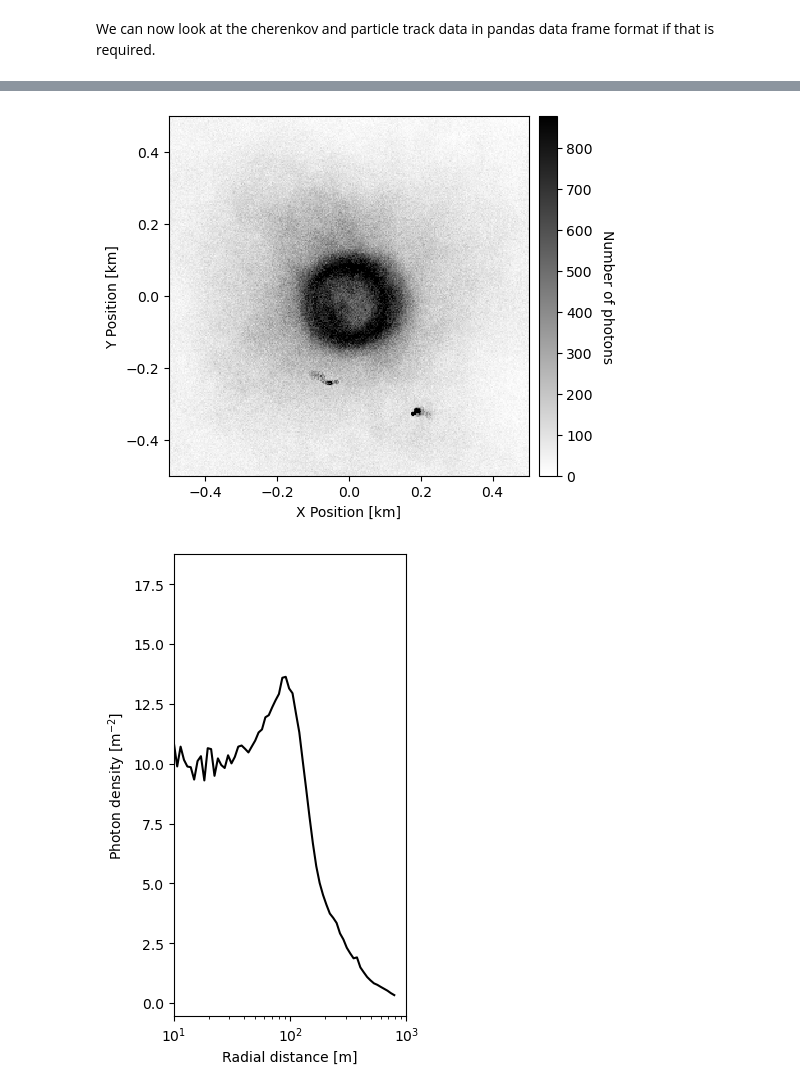
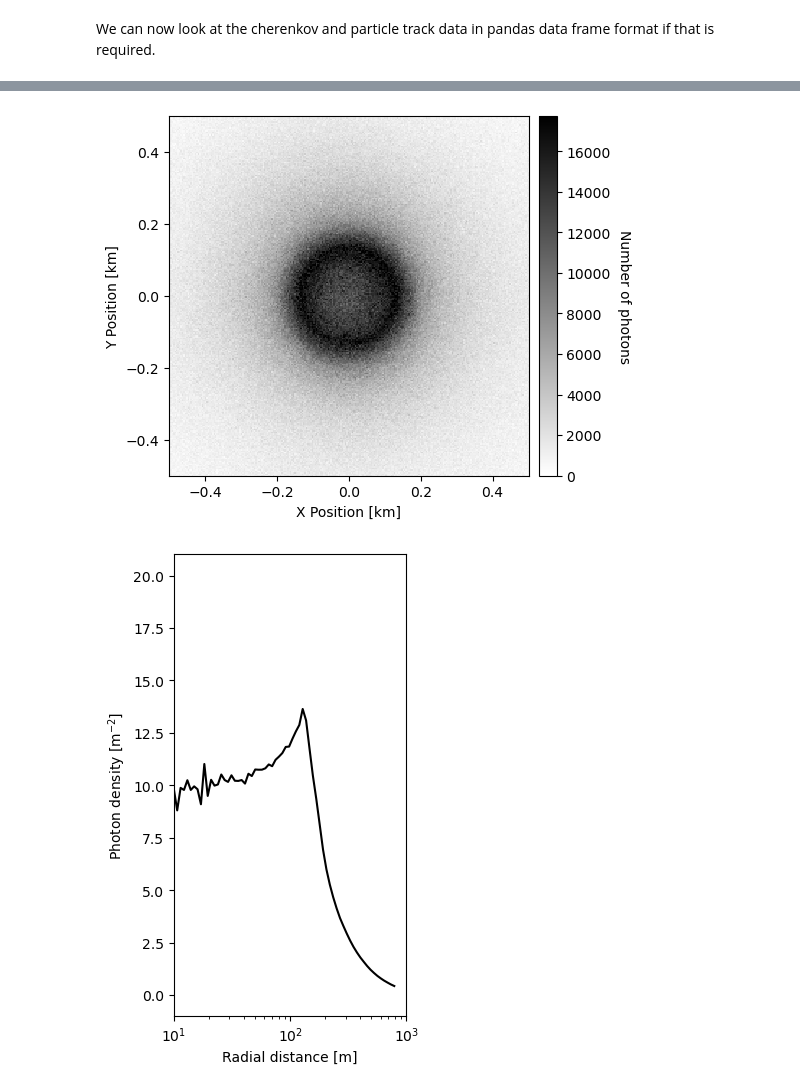
Before and after one commit to jschaefer-hub/ShowerPy, a Jupyter notebook: Demo.ipynb, the cells around one changed output, grey strips where cells are left out. Drawn from its saved outputs; the diff is of its cells as text; code cells hidden in the pictures.

```diff
--- a/Demo.ipynb
+++ b/Demo.ipynb
@@ -164,7 +164,7 @@ from CorsikaPlotter import CorsikaPlotter
 # path_data = CR.current_config['path_output']
 
 # Or point directly to the simulated data
-path_data = '50GeV_gamma_0deg_zenith'
+path_data = '1TeV_gamma_0deg_zenith'
 
 CP = CorsikaPlotter(path_data)
 # %% [output]
@@ -213,26 +214,27 @@ plt.close()
 # %%
 import matplotlib.pyplot as plt
-import numpy as np
 fig, ax1 = plt.subplots(1, 1, figsize=(5, 8))
 
 ax1 = CP.plot_cher_distribution(
     ax = ax1,
     # use_log=True,
     auto_center=True,
     # show_colorbar=False,
     # cmap='hsv',
     # cmap='viridis',
     # vmin = 1,
     # vmax = 1000,
-    nbins = 2000
+    nbins = 500
 )
 
+# Gamma
 ax1.set_xlim(-0.5,0.5)
 ax1.set_ylim(-0.5,0.5)
+
 plt.show()
 plt.close()
 # %% [output]
-[figure, old version]
+[figure, new version]
 # %%
 # We can also plot the cherenkov photon density on ground vs. radial distance
 # Note: The current implementation is only valid for showers generated with a zenith angle of zero
@@ -245,7 +247,7 @@ ax = CP.plot_ground_photon_density(
 
 plt.show()
 # %% [output]
-[figure, old version]
+[figure, new version]
 # %%
 # Note: you can also highlight different particles with different colors
 
```
Also changed, not shown: parts of 9 cells of this notebook, 3 other files.
